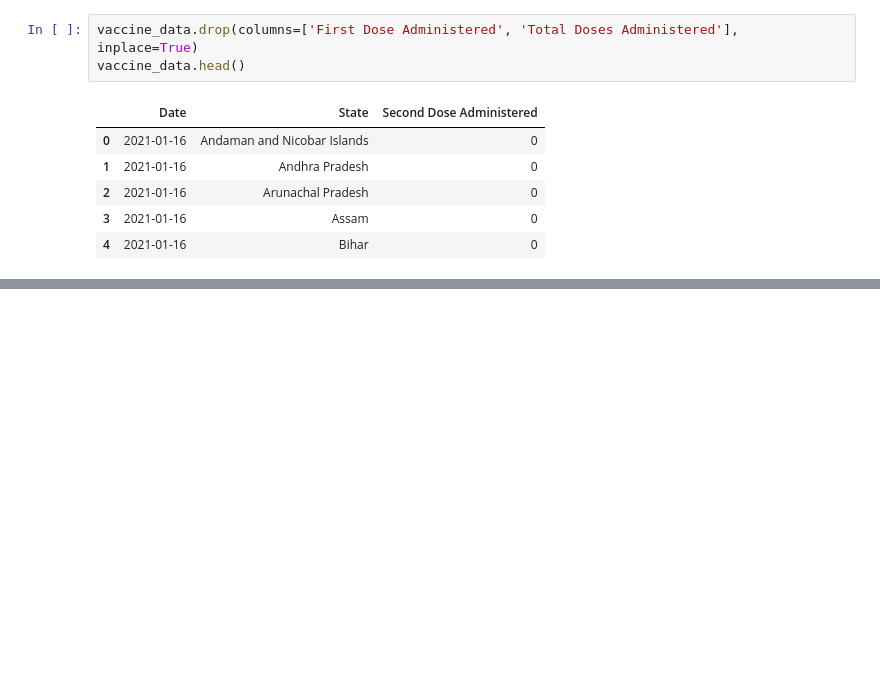
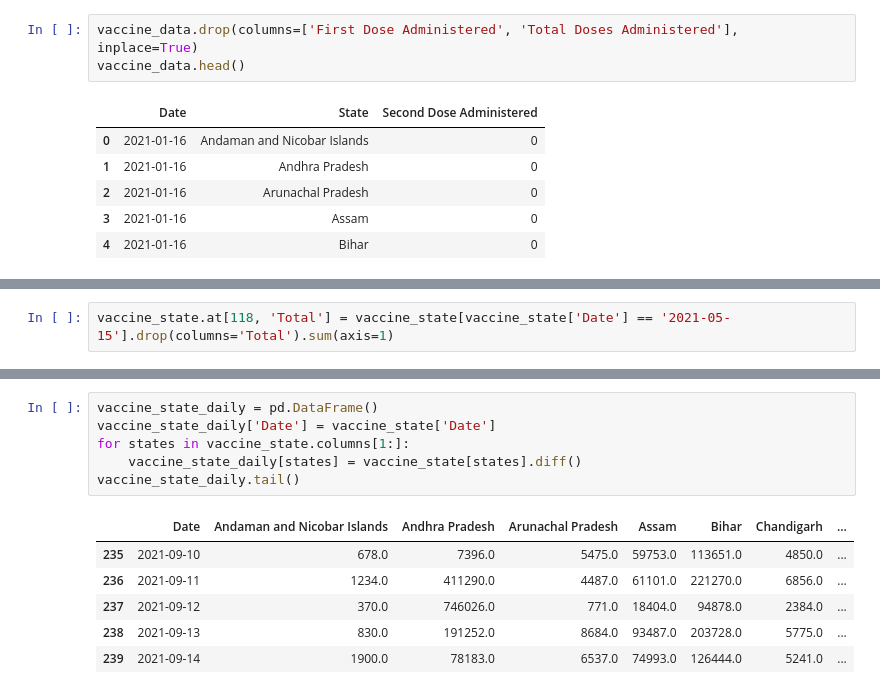
Before and after one commit to rajrathi/COVIDModelSimulation, a Jupyter notebook: Code/covidresearch.ipynb, the cells around one changed output, grey strips where cells are left out. Saved outputs shown, nothing was run; the diff lists cells and outputs as text; blank space fills up the shorter version.

```diff
--- a/Code/covidresearch.ipynb
+++ b/Code/covidresearch.ipynb
@@ -130,0 +180,2 @@ vaccine_data.head()
+# %%
+vaccine_state.at[118, 'Total'] = vaccine_state[vaccine_state['Date'] == '2021-05-15'].drop(columns='Total').sum(axis=1)
@@ -130,0 +190,13 @@ vaccine_data.head()
+# %%
+vaccine_state_daily = pd.DataFrame()
+vaccine_state_daily['Date'] = vaccine_state['Date']
+for states in vaccine_state.columns[1:]:
+    vaccine_state_daily[states] = vaccine_state[states].diff()
+vaccine_state_daily.tail()
+# %% [output]
+|  | Date | Andaman and Nicobar Islands | Andhra Pradesh | Arunachal Pradesh | Assam | Bihar | Chandigarh | ... |
+| 235 | 2021-09-10 | 678.0 | 7396.0 | 5475.0 | 59753.0 | 113651.0 | 4850.0 | ... |
+| 236 | 2021-09-11 | 1234.0 | 411290.0 | 4487.0 | 61101.0 | 221270.0 | 6856.0 | ... |
+| 237 | 2021-09-12 | 370.0 | 746026.0 | 771.0 | 18404.0 | 94878.0 | 2384.0 | ... |
+| 238 | 2021-09-13 | 830.0 | 191252.0 | 8684.0 | 93487.0 | 203728.0 | 5775.0 | ... |
+| 239 | 2021-09-14 | 1900.0 | 78183.0 | 6537.0 | 74993.0 | 126444.0 | 5241.0 | ... |
```
Also changed, not shown: parts of 12 cells of this notebook.
